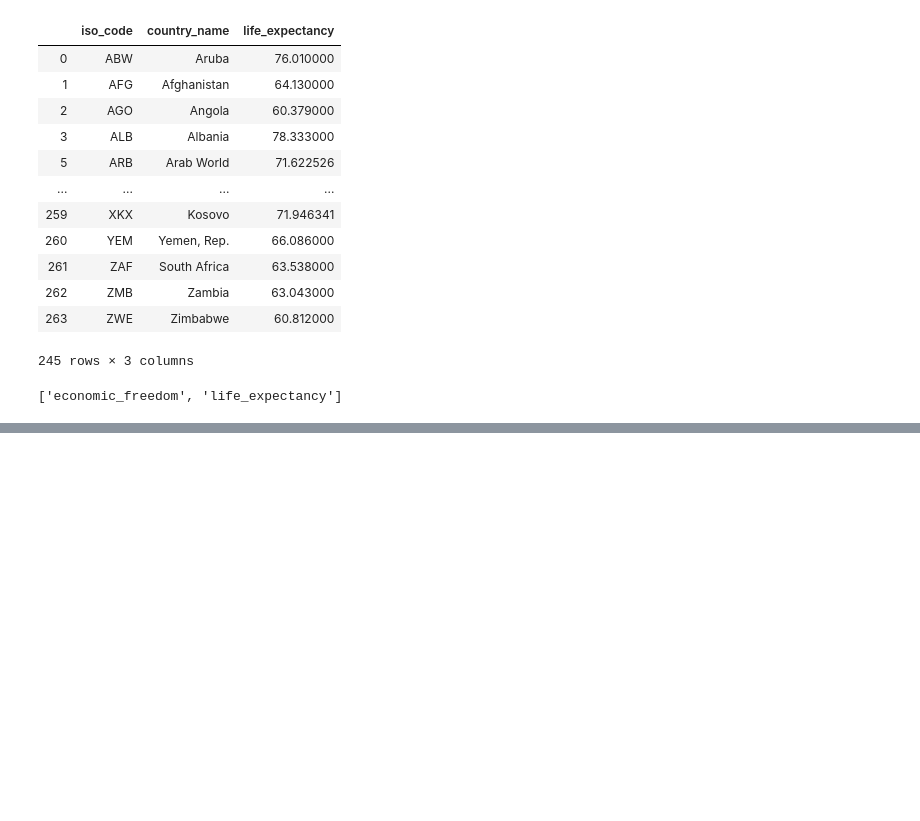
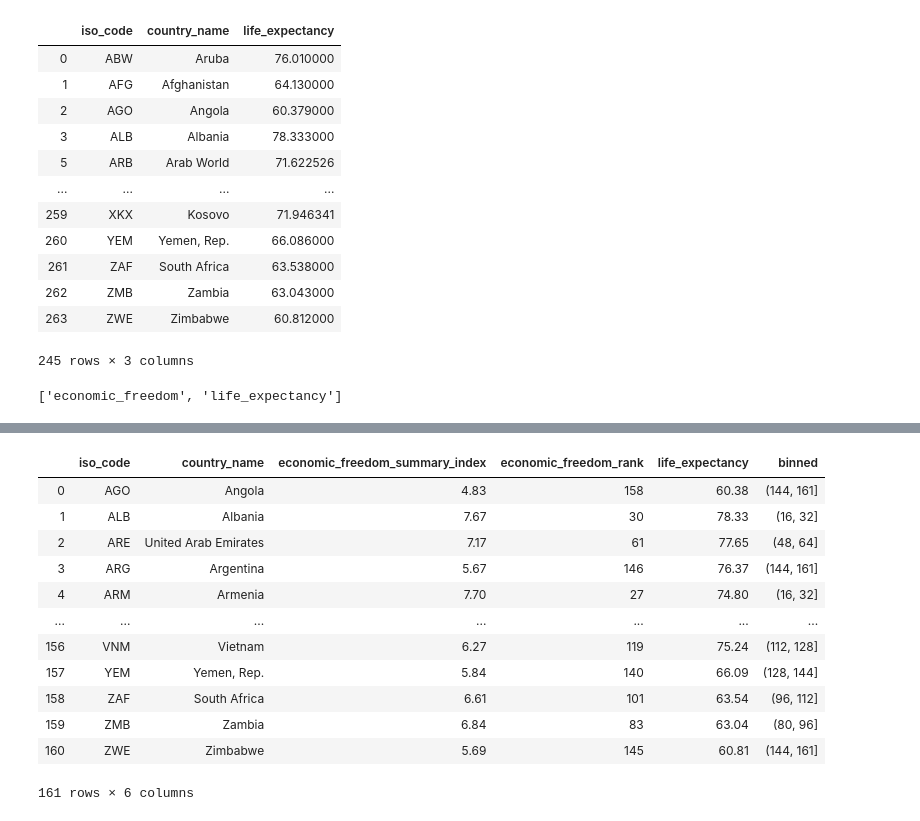
Before and after one commit to AlejandraRosa/ETL-Project, a Jupyter notebook: ETL-notebook.ipynb, the cells around one changed output, grey strips where cells are left out. Drawn from its saved outputs; the diff is of its cells as text; code cells hidden in the pictures; blank space fills up the shorter version.

```diff
--- a/ETL-notebook.ipynb
+++ b/ETL-notebook.ipynb
@@ -125,0 +149,21 @@ query_final
+# %%
+query_binned = query_final
+# %%
+bins = [0, 16, 32, 48, 64, 80, 96, 112, 128, 144, 161]
+query_binned['binned'] = pd.cut(query_binned['economic_freedom_rank'], bins)
+# %%
+query_binned
+# %% [output]
+|  | iso_code | country_name | economic_freedom_summary_index | economic_freedom_rank | life_expectancy | binned |
+| 0 | AGO | Angola | 4.83 | 158 | 60.38 | (144, 161] |
+| 1 | ALB | Albania | 7.67 | 30 | 78.33 | (16, 32] |
+| 2 | ARE | United Arab Emirates | 7.17 | 61 | 77.65 | (48, 64] |
+| 3 | ARG | Argentina | 5.67 | 146 | 76.37 | (144, 161] |
+| 4 | ARM | Armenia | 7.70 | 27 | 74.80 | (16, 32] |
+| ... | ... | ... | ... | ... | ... | ... |
+| 156 | VNM | Vietnam | 6.27 | 119 | 75.24 | (112, 128] |
+| 157 | YEM | Yemen, Rep. | 5.84 | 140 | 66.09 | (128, 144] |
+| 158 | ZAF | South Africa | 6.61 | 101 | 63.54 | (96, 112] |
+| 159 | ZMB | Zambia | 6.84 | 83 | 63.04 | (80, 96] |
+| 160 | ZWE | Zimbabwe | 5.69 | 145 | 60.81 | (144, 161] |
+161 rows × 6 columns
```
Also changed, not shown: parts of 6 cells of this notebook.
